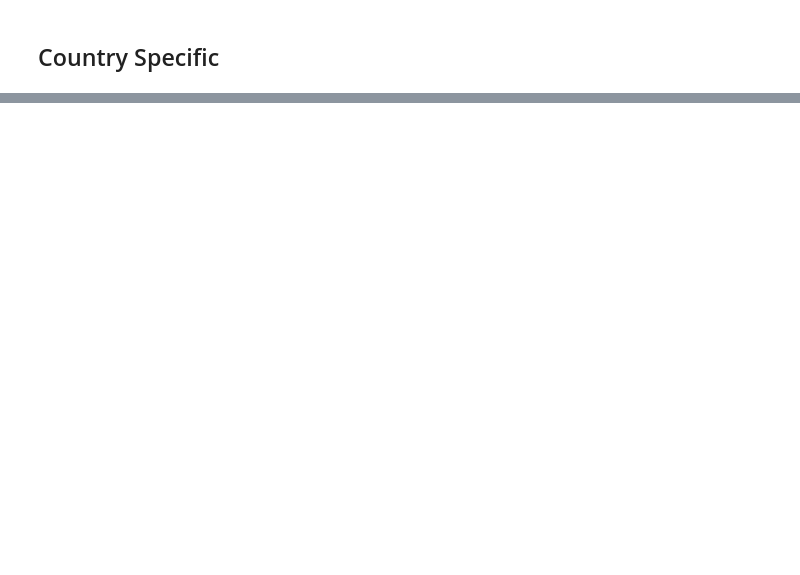
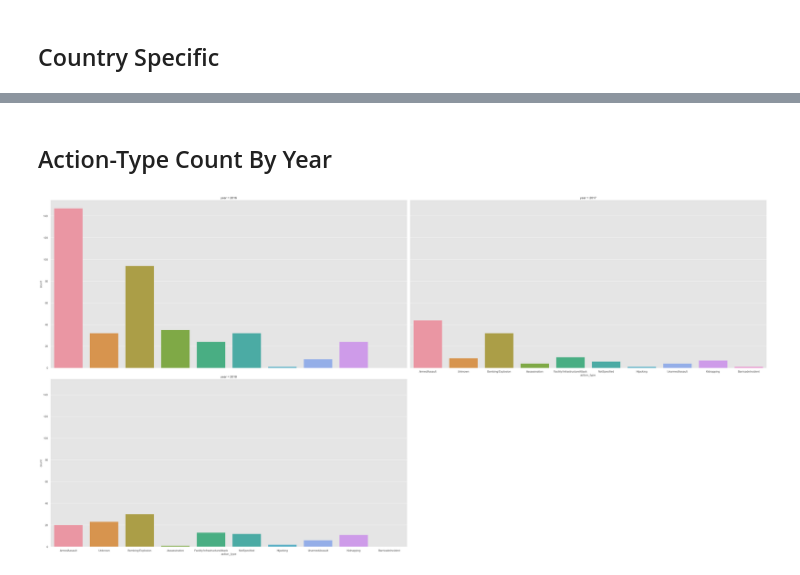
Before and after one commit to the-knightfury/Analysis-of-Political-Events, a Jupyter notebook: Preprocessing-Analysis-of-SATP.ipynb, the cells around one changed output, grey strips where cells are left out. Saved outputs shown, nothing was run; the diff lists cells and outputs as text; code cells hidden in the pictures; blank space fills up the shorter version.

```diff
--- a/Preprocessing-Analysis-of-SATP.ipynb
+++ b/Preprocessing-Analysis-of-SATP.ipynb
@@ -10,0 +1,23 @@ EVENTS = ['target', 'source', 'action', 'location', 'date', 'action_type']
+# %%
+"""
+
+    * Pandas is a software library written for the Python programming language for data manipulation and analysis.
+    * Matplotlib & seaborn are plotting libraries.
+    * NumPy is a library for the Python programming language, adding support for large, multi-dimensional arrays
+      and matrices, along with a large collection of high-level mathematical functions to operate on these arrays.
+    * csv is a library which helps to process csv files.
+    * collections is a library which supports some external data structures.
+
+"""
+
+# Importing libraries for analyzing the annotated SATP news reports
+
+import pandas as pd
+import matplotlib.pyplot as plt
+import seaborn as sns
+import numpy as np
+import csv
+import collections
+sns.set(style="whitegrid")
+sns.set(rc={'figure.figsize':(20,13)})
+plt.style.use('ggplot')
@@ -239,0 +273,11 @@ Counter({'AfghanTaliban': 1,
+# %% [markdown]
+## Action-Type Count By Year
+# %%
+df_action_by_year = df.copy()
+df_action_by_year = df_action_by_year.explode('action_type')
+
+g = sns.catplot(x="action_type", col="year", col_wrap=2,
+                data=df_action_by_year,
+                kind="count", height=10, aspect=2)
+# %% [output]
+[figure, added]
```
Also changed, not shown: parts of 31 cells of this notebook, 7 other files.
